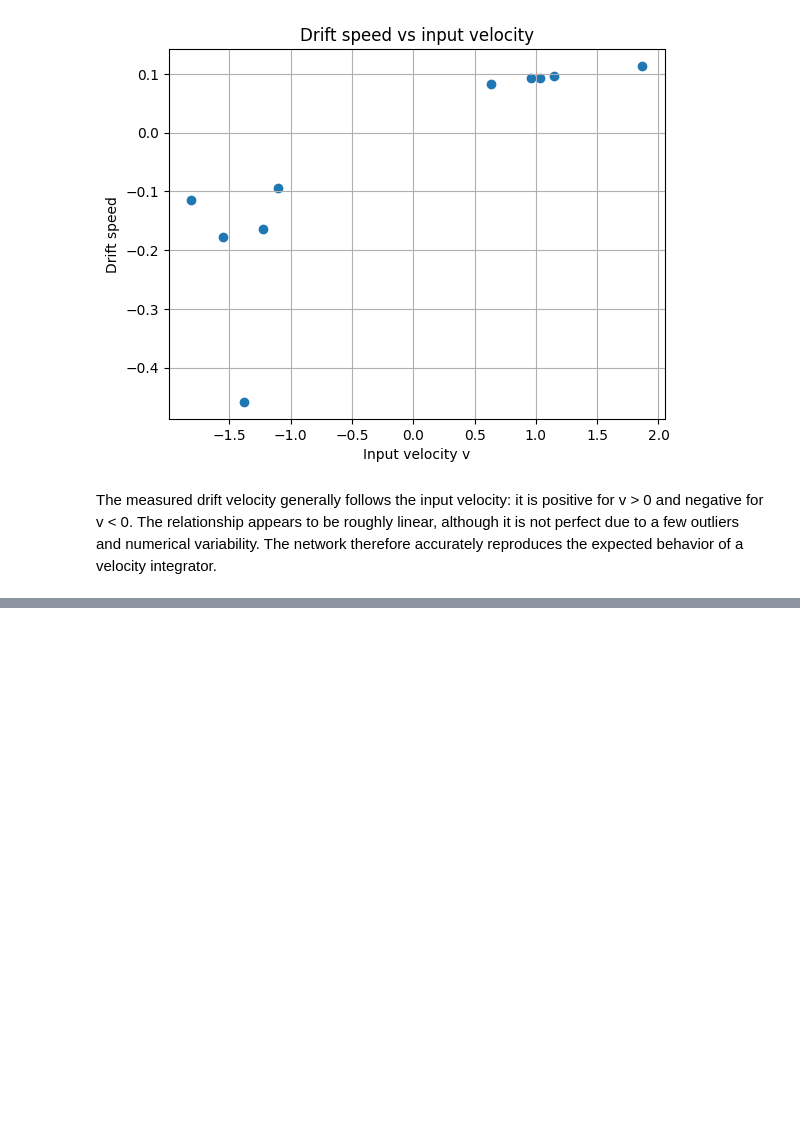
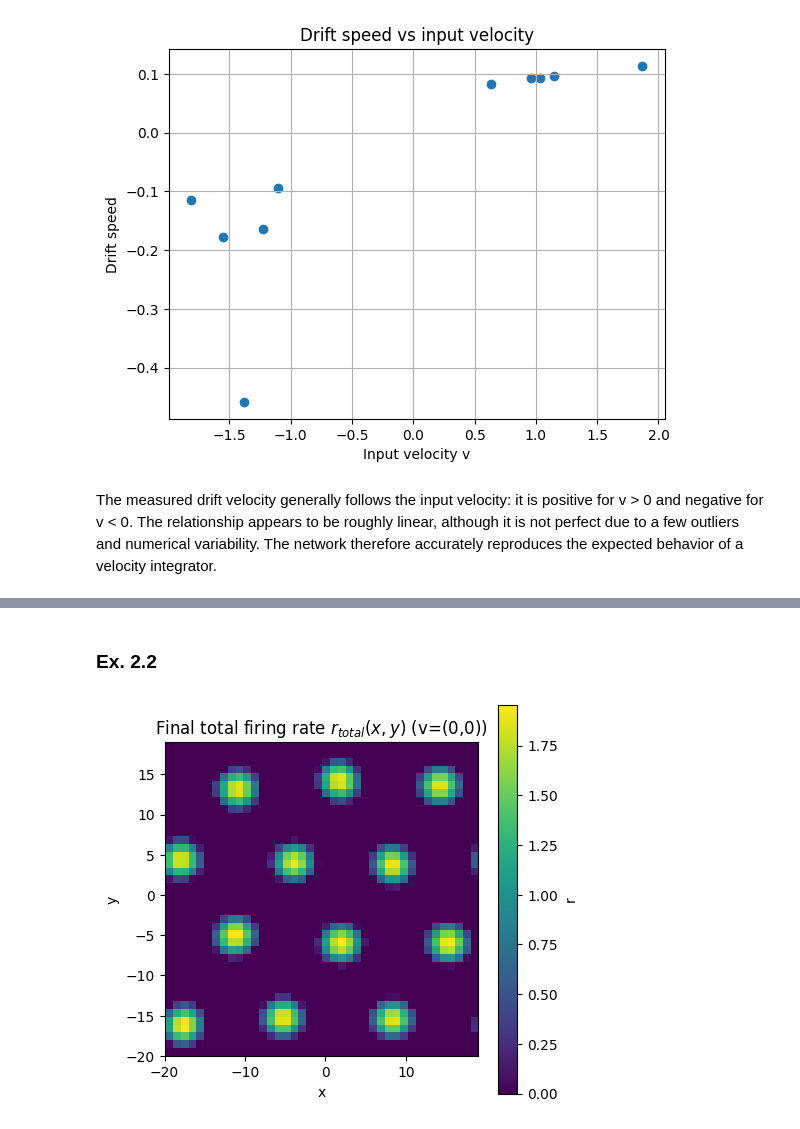
Before and after one commit to Noaemien/neural_dyn_proj, a Jupyter notebook: Exercises.ipynb, the cells around one changed output, grey strips where cells are left out. Saved outputs shown, nothing was run; the diff lists cells and outputs as text; code cells hidden in the pictures; blank space fills up the shorter version.

```diff
--- a/Exercises.ipynb
+++ b/Exercises.ipynb
@@ -276,0 +309,73 @@ The measured drift velocity generally follows the input velocity: it is positive
+# %% [markdown]
+### Ex. 2.2
+# %%
+tau2 = 10
+dt2 = 1
+l2 = 1
+alpha2 = 0.1
+B0_2 = 1
+
+W_N = np.roll(W2, -l2, axis=1)
+W_S = np.roll(W2, l2, axis=1)
+W_E = np.roll(W2, -l2, axis=0)
+W_W = np.roll(W2, l2, axis=0)
+
+def run_2d_grid(vx_t, vy_t, seed=67):
+    rng = np.random.default_rng(seed)
+    n_steps = len(vx_t)
+
+    sN = rng.uniform(0.0, 0.1, (M2, M2))
+    sS = rng.uniform(0.0, 0.1, (M2, M2))
+    sE = rng.uniform(0.0, 0.1, (M2, M2))
+    sW = rng.uniform(0.0, 0.1, (M2, M2))
+
+    rtotal_hist = np.empty((n_steps, M2, M2))
+
+    for k in range(n_steps):
+        vx = vx_t[k]
+        vy = vy_t[k]
+
+        BN = B0_2 * (1 + alpha2 * vy)
+        BS = B0_2 * (1 - alpha2 * vy)
+        BE = B0_2 * (1 + alpha2 * vx)
+        BW = B0_2 * (1 - alpha2 * vx)
+
+        rN = np.maximum(0.0, sN)
+        rS = np.maximum(0.0, sS)
+        rE = np.maximum(0.0, sE)
+        rW = np.maximum(0.0, sW)
+
+        rtotal_hist[k] = rN + rS + rE + rW
+
+        Irec = (
+            convolve(rN, W_N, mode="wrap")
+            + convolve(rS, W_S, mode="wrap")
+            + convolve(rE, W_E, mode="wrap")
+            + convolve(rW, W_W, mode="wrap")
+        )
+
+        sN = sN + dt2 * (-sN + Irec + BN) / tau2
+        sS = sS + dt2 * (-sS + Irec + BS) / tau2
+        sE = sE + dt2 * (-sE + Irec + BE) / tau2
+        sW = sW + dt2 * (-sW + Irec + BW) / tau2
+
+    return rtotal_hist
+
+T_stab = 400
+n_stab = int(T_stab / dt2)
+vx_0 = np.zeros(n_stab)
+vy_0 = np.zeros(n_stab)
+
+rtotal_hist_2d = run_2d_grid(vx_0, vy_0, seed=67)
+r_final = rtotal_hist_2d[-1]
+
+fig, ax = plt.subplots(figsize=(5, 4.5))
+im = ax.imshow(r_final, origin="lower", extent=(x2.min(), x2.max(), x2.min(), x2.max()))
+ax.set_xlabel("x")
+ax.set_ylabel("y")
+ax.set_title(r"Final total firing rate $r_{total}(x,y)$ (v=(0,0))")
+plt.colorbar(im, ax=ax, label="r")
+plt.tight_layout()
+plt.show()
+# %% [output]
+[figure, added]
```
Also changed, not shown: parts of 12 cells of this notebook.
